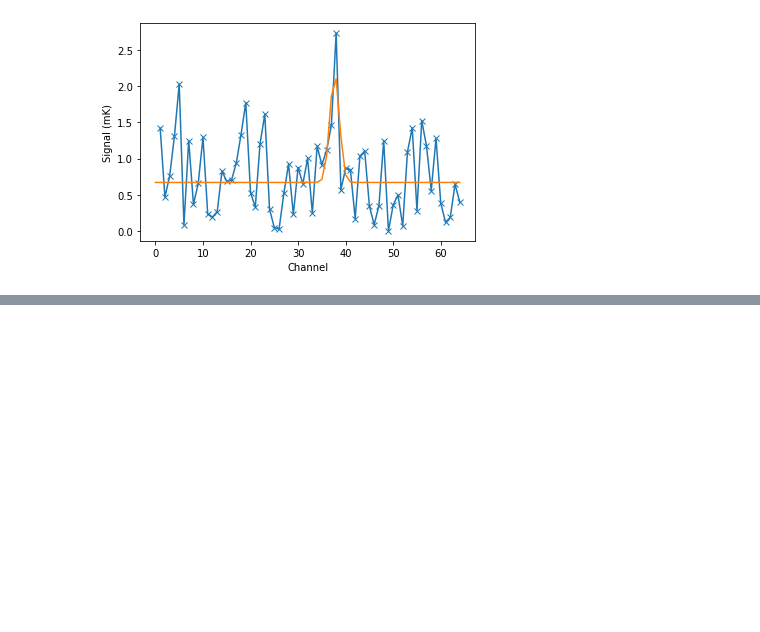
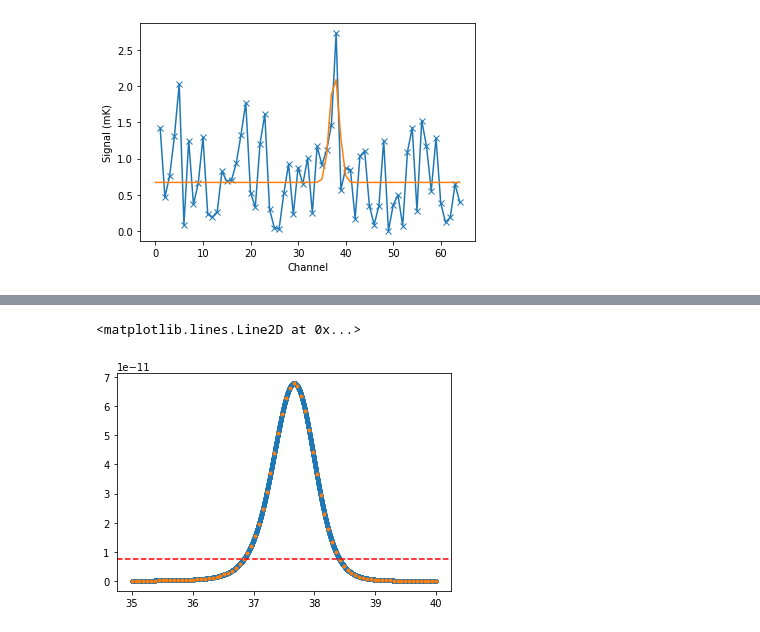
Before and after one commit to mvsantosdev/bayesian-methods-with-python, a Jupyter notebook: 3-Bayesian Statistics.ipynb, the cells around one changed output, grey strips where cells are left out. Saved outputs shown, nothing was run; the diff lists cells and outputs as text; code cells hidden in the pictures; blank space fills up the shorter version.

```diff
--- a/3-Bayesian Statistics.ipynb
+++ b/3-Bayesian Statistics.ipynb
@@ -262,0 +308,4 @@ Text(0, 0.5, 'Signal (mK)')
+# %%
+levels = np.linspace(p_nu0.min(), p_nu0.max(), 10)
+# %%
+level = levels[0]
@@ -262,0 +316,14 @@ Text(0, 0.5, 'Signal (mK)')
+# %%
+f_nu0_interp = CubicSpline(nu0, p_nu0)
+# %%
+new_nu0 = np.linspace(nu0.min(), nu0.max(), 10000)
+p_nu0_interp = f_nu0_interp(new_nu0)
+# %%
+plt.plot(new_nu0, p_nu0_interp, '.')
+
+plt.plot(nu0, p_nu0, '.')
+
+plt.axhline(level, color='r', linestyle='dashed')
+# %% [output]
+<matplotlib.lines.Line2D at 0x...>
+[figure, added]
```
Also changed, not shown: parts of 42 cells of this notebook, 1 other file.
